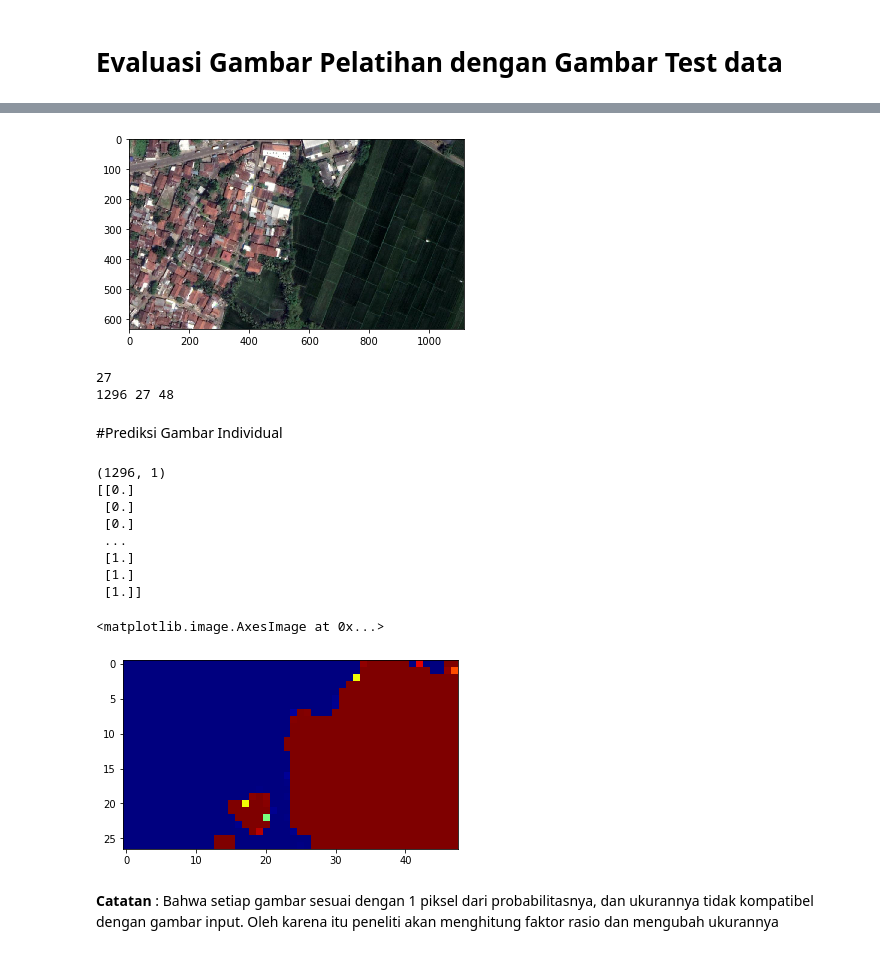
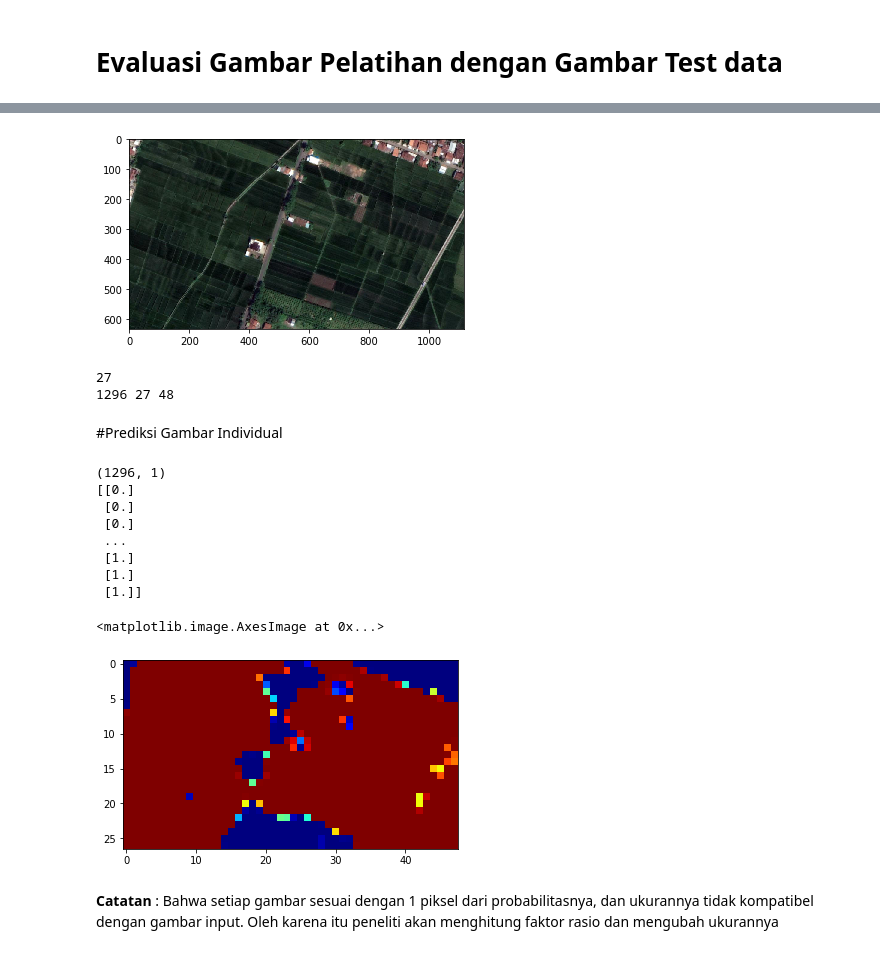
Before and after one commit to Gio1709/paddy, a Jupyter notebook: bamboopaddy_forest_detection.ipynb, the cells around one changed output, grey strips where cells are left out. Saved outputs shown, nothing was run; the diff lists cells and outputs as text; code cells hidden in the pictures.

```diff
--- a/bamboopaddy_forest_detection.ipynb
+++ b/bamboopaddy_forest_detection.ipynb
@@ -305,33 +312,33 @@ print(model.evaluate(x= valid_x, y = valid_y))
 # %%
 #Membaca Gambar Test Data dan Menampilkannya
-img_path = "paddy/test/test_image.jpg"
+img_path = "paddy/test/test_image2.jpg"
 img = load_img(img_path)
 img = img_to_array(img)/255
 plt.imshow(img)
 plt.show()
 
 #Membuat subimages dengan patches menggunkan metode sliding windows
 patches = []
 windows = sw.generate(img, sw.DimOrder.HeightWidthChannel, 56, 0.6)
 for i,window in enumerate(windows):
     _img = img[window.indices()]
     patches.append(_img)
 patches = np.array(patches)
 
 #Mengecek total gambar dan banyaknya gambar yang terpasang pada height direction, maupun width direction
 n_total = len(windows)
 _x = 0
 for i,window in enumerate(windows):
     if _x != window.x:
         n_x = i
         print(n_x)
         break
     _x = window.x
 
 
 print(n_total,n_x,n_total//n_x)
 # %% [output]
-[figure, old version]
+[figure, new version]
 27
 1296 27 48
 # %% [markdown]
@@ -358,7 +365,7 @@ plt.imshow(paddy,cmap="jet")
  [1.]
  [1.]]
 <matplotlib.image.AxesImage at 0x...>
-[figure, old version]
+[figure, new version]
 # %% [markdown]
 **Catatan** :
 Bahwa setiap gambar sesuai dengan 1 piksel dari probabilitasnya, dan ukurannya tidak kompatibel dengan gambar input.
```
Also changed, not shown: parts of 14 cells of this notebook.
